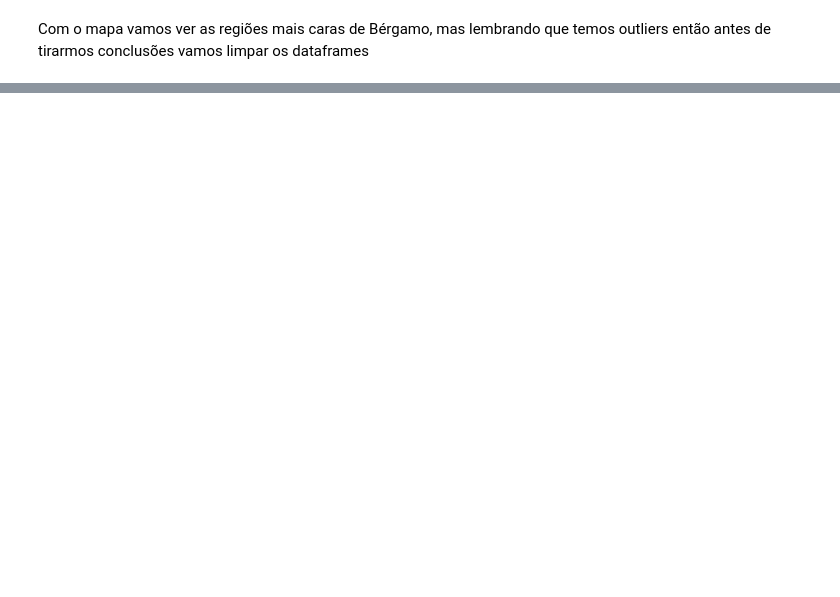
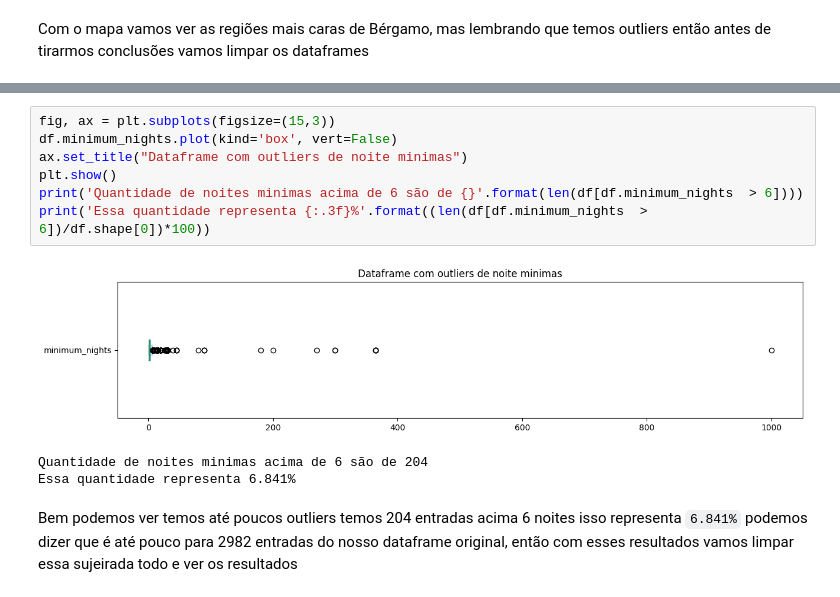
Before and after one commit to oisouofeborges/DS_portfolio, a Jupyter notebook: Analise_de_Dados_do_Airbnb.ipynb, the cells around one changed output, grey strips where cells are left out. Cells and saved outputs as stored; diff of their text form; blank space fills up the shorter version.

```diff
--- a/Analise_de_Dados_do_Airbnb.ipynb
+++ b/Analise_de_Dados_do_Airbnb.ipynb
@@ -323,0 +361,13 @@ Por fim, é relevante ressaltar que o dataset utilizado neste estudo é uma vers
+# %%
+fig, ax = plt.subplots(figsize=(15,3))
+df.minimum_nights.plot(kind='box', vert=False)
+ax.set_title("Dataframe com outliers de noite minimas")
+plt.show()
+print('Quantidade de noites minimas acima de 6 são de {}'.format(len(df[df.minimum_nights  > 6])))
+print('Essa quantidade representa {:.3f}%'.format((len(df[df.minimum_nights  > 6])/df.shape[0])*100))
+# %% [output]
+[figure, added]
+Quantidade de noites minimas acima de 6 são de 204
+Essa quantidade representa 6.841%
+# %% [markdown]
+Bem podemos ver temos até poucos outliers temos 204 entradas acima 6 noites isso representa `6.841%` podemos dizer que é até pouco para 2982 entradas do nosso dataframe original, então com esses resultados vamos limpar essa sujeirada todo e ver os resultados
```
Also changed, not shown: parts of 61 cells of this notebook.
